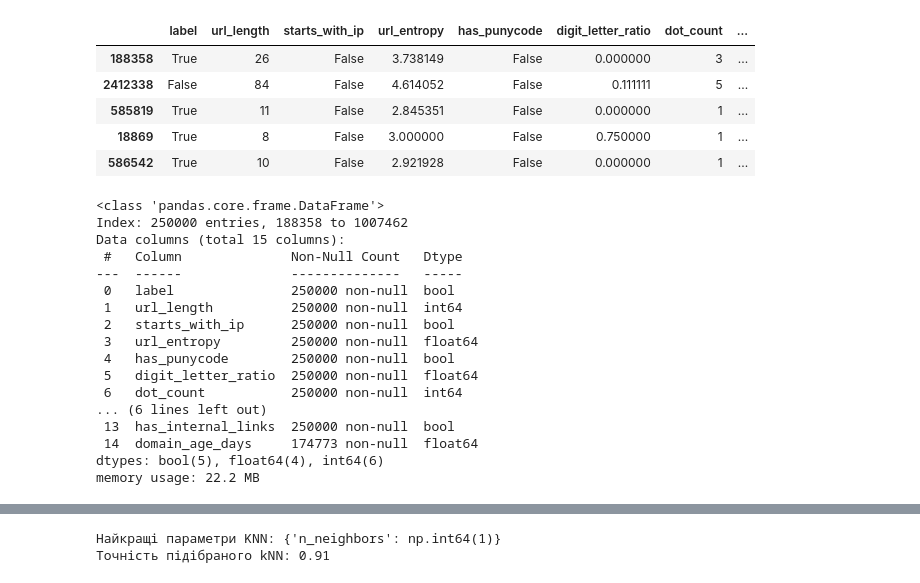
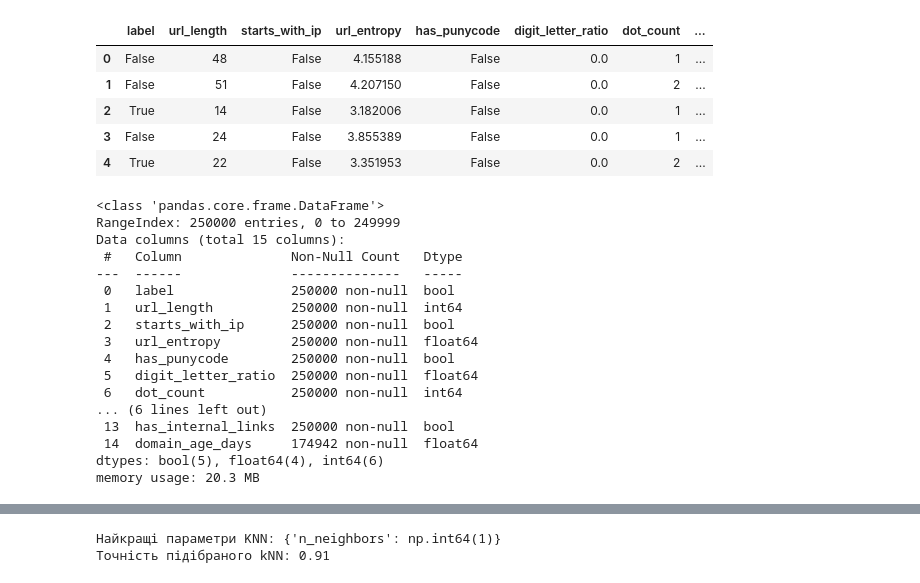
Before and after one commit to lKowalskil/DataAnalysisLab1, a Jupyter notebook: lab1.ipynb, the cells around one changed output, grey strips where cells are left out. Cells and saved outputs as stored; diff of their text form; code cells hidden in the pictures.

```diff
--- a/lab1.ipynb
+++ b/lab1.ipynb
@@ -14,23 +14,24 @@ from sklearn.model_selection import GridSearchCV
 import joblib
 import os
 # %%
-df = pd.read_csv("out.csv")
-df['label'] = df['label'].map({'legitimate': True, 'phishing': False})
-df = df.drop(columns=["source", "url", "whois_data"])
-df = df.sample(frac=0.1)
+df = pd.read_csv("output.csv")
+#df['label'] = df['label'].map({'legitimate': True, 'phishing': False})
+#df = df.drop(columns=["source", "url", "whois_data"])
+#df = df.sample(frac=0.1)
+df.to_csv('output.csv', index=False)
 df.head()
 # %% [output]
 |  | label | url_length | starts_with_ip | url_entropy | has_punycode | digit_letter_ratio | dot_count | ... |
-| 188358 | True | 26 | False | 3.738149 | False | 0.000000 | 3 | ... |
-| 2412338 | False | 84 | False | 4.614052 | False | 0.111111 | 5 | ... |
-| 585819 | True | 11 | False | 2.845351 | False | 0.000000 | 1 | ... |
-| 18869 | True | 8 | False | 3.000000 | False | 0.750000 | 1 | ... |
-| 586542 | True | 10 | False | 2.921928 | False | 0.000000 | 1 | ... |
+| 0 | False | 48 | False | 4.155188 | False | 0.0 | 1 | ... |
+| 1 | False | 51 | False | 4.207150 | False | 0.0 | 2 | ... |
+| 2 | True | 14 | False | 3.182006 | False | 0.0 | 1 | ... |
+| 3 | False | 24 | False | 3.855389 | False | 0.0 | 1 | ... |
+| 4 | True | 22 | False | 3.351953 | False | 0.0 | 2 | ... |
 # %%
 df.info()
 # %% [output]
 <class 'pandas.core.frame.DataFrame'>
-Index: 250000 entries, 188358 to 1007462
+RangeIndex: 250000 entries, 0 to 249999
 Data columns (total 15 columns):
  #   Column              Non-Null Count   Dtype
 ---  ------              --------------   -----
@@ -43,9 +44,9 @@ Data columns (total 15 columns):
  6   dot_count           250000 non-null  int64
 ... (6 lines left out)
  13  has_internal_links  250000 non-null  bool
- 14  domain_age_days     174773 non-null  float64
+ 14  domain_age_days     174942 non-null  float64
 dtypes: bool(5), float64(4), int64(6)
-memory usage: 22.2 MB
+memory usage: 20.3 MB
 # %%
 df.describe()
 # %% [output]
```
Also changed, not shown: parts of 9 cells of this notebook, 1 other file.
